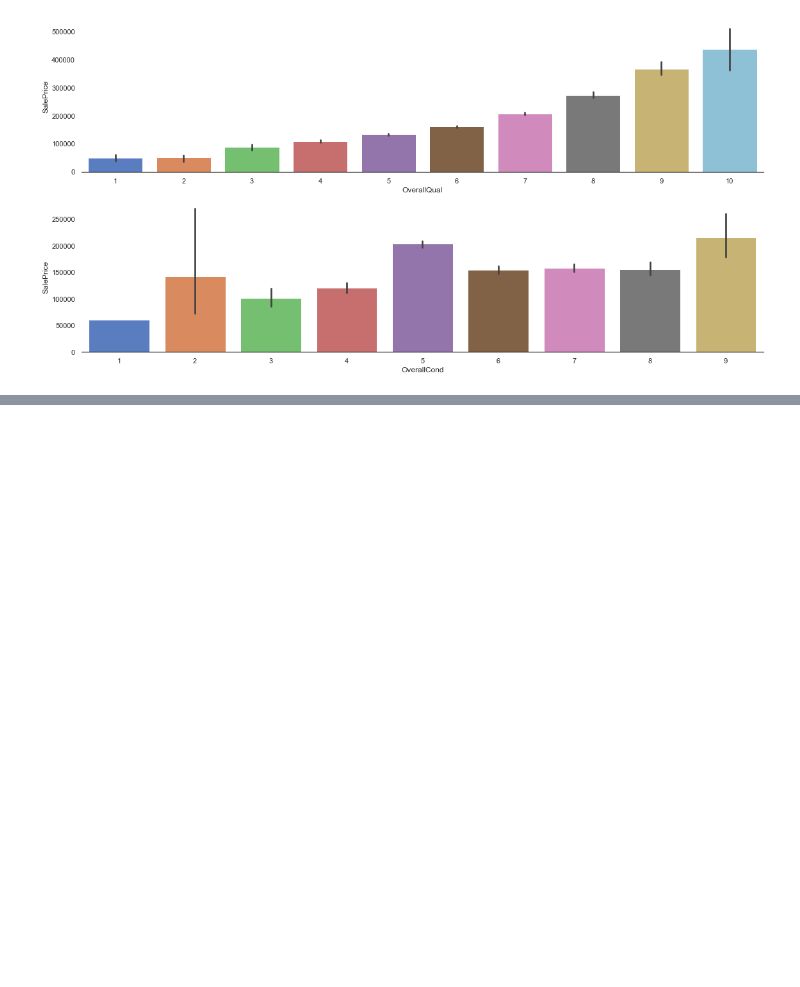
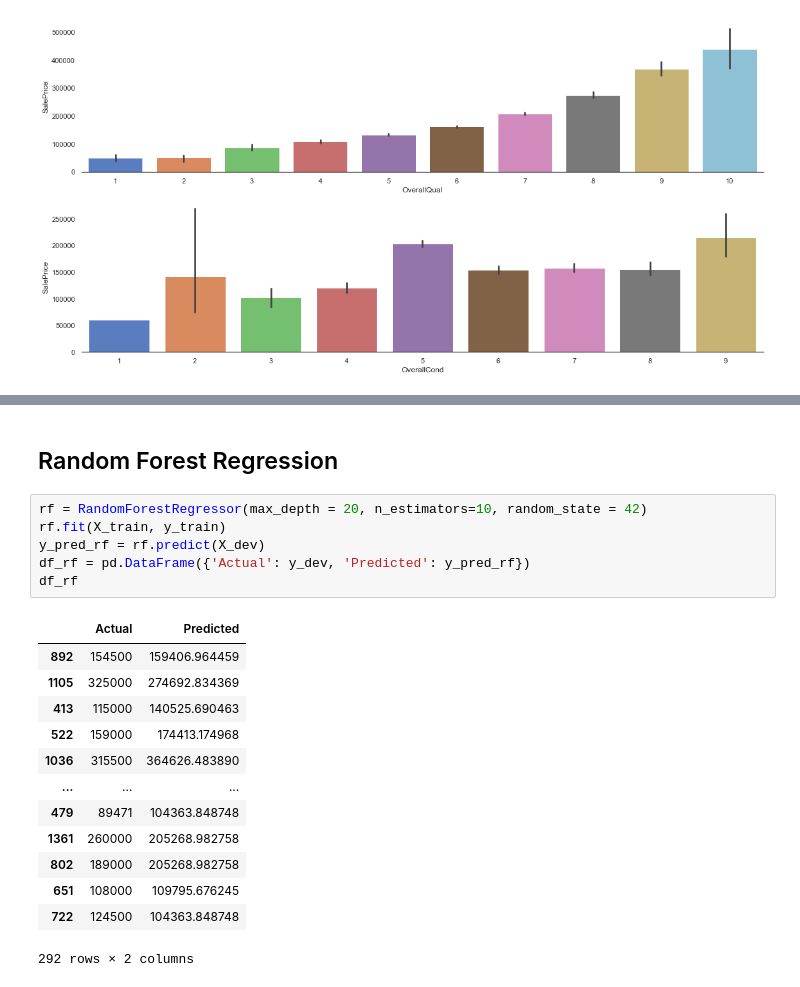
Before and after one commit to IntelligentsiAI/000-House-Price-Prediction, a Jupyter notebook: Data Exploration.ipynb, the cells around one changed output, grey strips where cells are left out. Cells and saved outputs as stored; diff of their text form; blank space fills up the shorter version.

```diff
--- a/Data Exploration.ipynb
+++ b/Data Exploration.ipynb
@@ -113,0 +195,22 @@ plt.tight_layout()
+# %% [markdown]
+## Random Forest Regression
+# %%
+rf = RandomForestRegressor(max_depth = 20, n_estimators=10, random_state = 42)
+rf.fit(X_train, y_train)
+y_pred_rf = rf.predict(X_dev)
+df_rf = pd.DataFrame({'Actual': y_dev, 'Predicted': y_pred_rf})
+df_rf
+# %% [output]
+|  | Actual | Predicted |
+| 892 | 154500 | 159406.964459 |
+| 1105 | 325000 | 274692.834369 |
+| 413 | 115000 | 140525.690463 |
+| 522 | 159000 | 174413.174968 |
+| 1036 | 315500 | 364626.483890 |
+| ... | ... | ... |
+| 479 | 89471 | 104363.848748 |
+| 1361 | 260000 | 205268.982758 |
+| 802 | 189000 | 205268.982758 |
+| 651 | 108000 | 109795.676245 |
+| 722 | 124500 | 104363.848748 |
+292 rows × 2 columns
```
Also changed, not shown: parts of 20 cells of this notebook, 1 other file.
